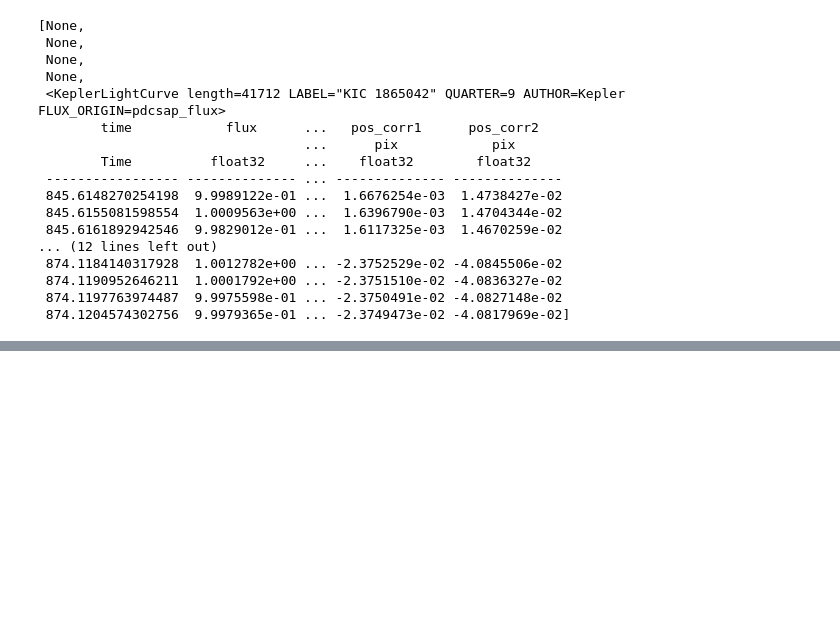
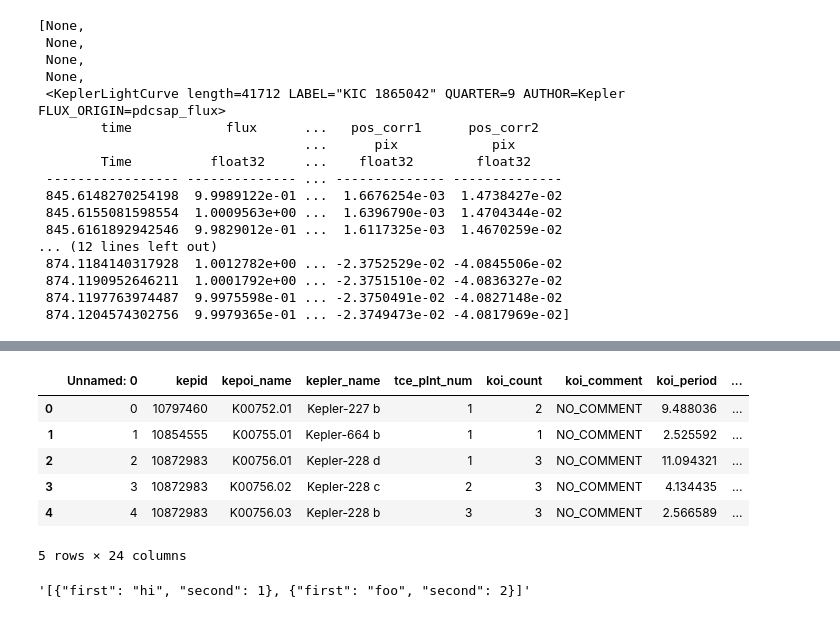
Before and after one commit to charliedavenport/exoplanet-hunting-ml, a Jupyter notebook: src/notebooks/download_kepler_lightcurves.ipynb, the cells around one changed output, grey strips where cells are left out. Cells and saved outputs as stored; diff of their text form; code cells hidden in the pictures; blank space fills up the shorter version.

```diff
--- a/src/notebooks/download_kepler_lightcurves.ipynb
+++ b/src/notebooks/download_kepler_lightcurves.ipynb
@@ -365,3 +349,30 @@ with Live(table, refresh_per_second=4):  # update 4 times a second to feel fluid
 # %% [output]
 [interactive output not drawn]
 [interactive output not drawn]
+# %%
+kep_meta[:5]
+# %% [output]
+|  | Unnamed: 0 | kepid | kepoi_name | kepler_name | tce_plnt_num | koi_count | koi_comment | koi_period | ... |
+| 0 | 0 | 10797460 | K00752.01 | Kepler-227 b | 1 | 2 | NO_COMMENT | 9.488036 | ... |
+| 1 | 1 | 10854555 | K00755.01 | Kepler-664 b | 1 | 1 | NO_COMMENT | 2.525592 | ... |
+| 2 | 2 | 10872983 | K00756.01 | Kepler-228 d | 1 | 3 | NO_COMMENT | 11.094321 | ... |
+| 3 | 3 | 10872983 | K00756.02 | Kepler-228 c | 2 | 3 | NO_COMMENT | 4.134435 | ... |
+| 4 | 4 | 10872983 | K00756.03 | Kepler-228 b | 3 | 3 | NO_COMMENT | 2.566589 | ... |
+5 rows × 24 columns
+# %%
+from dataclasses import dataclass
+import json
+
+@dataclass
+class Example:
+    first: str
+    second: int
+
+
+
+data = [Example("hi", 1), Example("foo", 2)]
+
+data_json = [d.__dict__ for d in data]
+json.dumps(data_json)
+# %% [output]
+'[{"first": "hi", "second": 1}, {"first": "foo", "second": 2}]'
```
Also changed, not shown: parts of 4 cells of this notebook, 2 other files.
